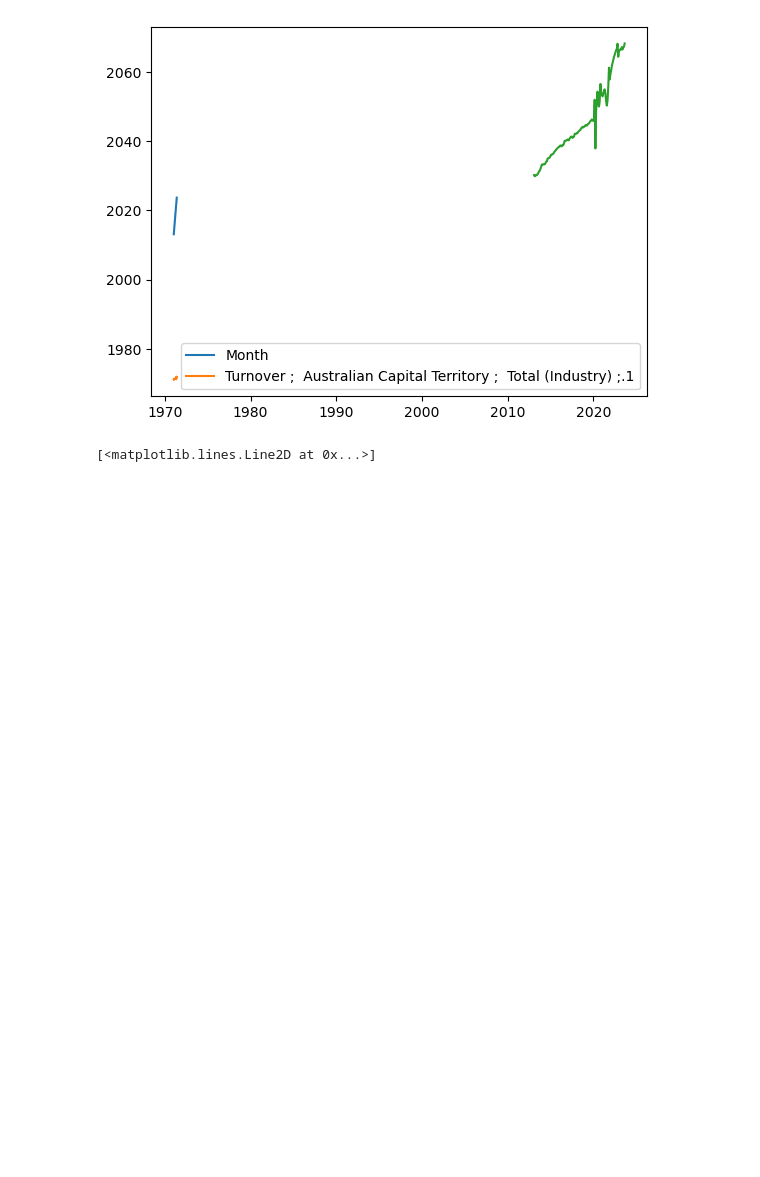
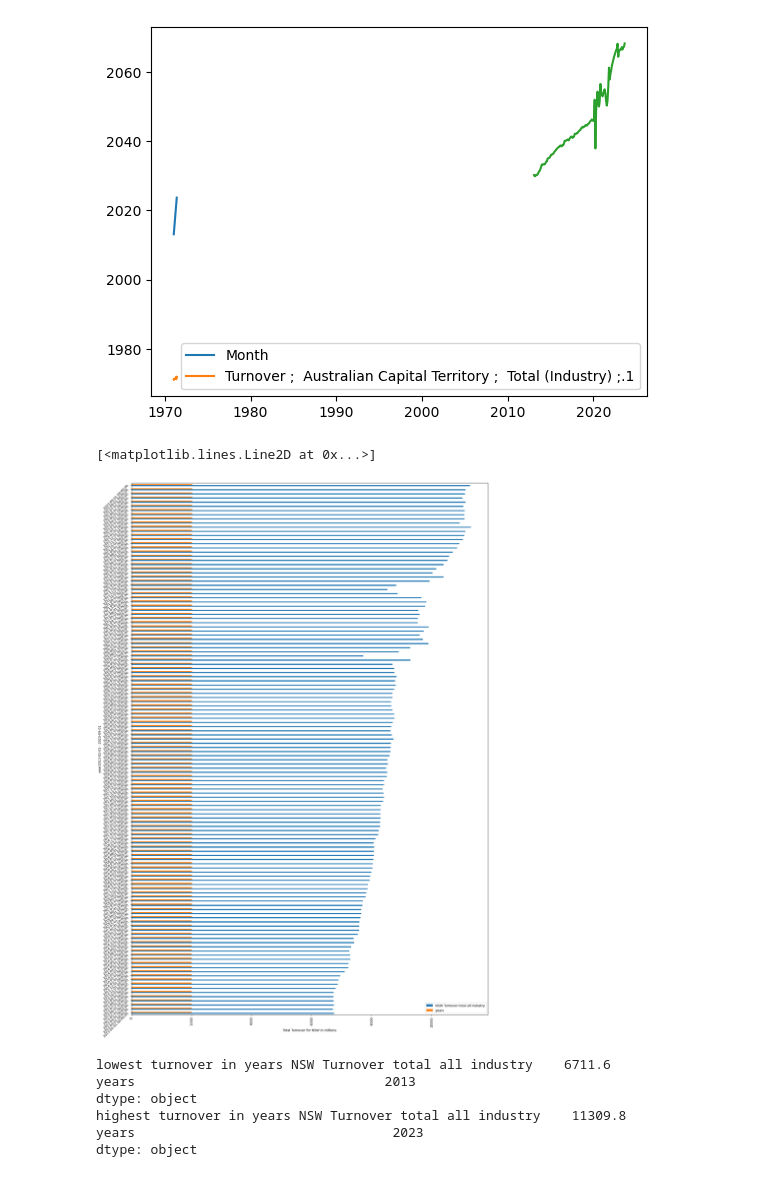
Before and after one commit to benhengyong/Group2, a Jupyter notebook: gayathripriyaDataAnalysis.ipynb, the cells around one changed output. Drawn from its saved outputs; the diff is of its cells as text; code cells hidden in the pictures; blank space fills up the shorter version.

Commit message:
bar charts for each state

```diff
--- a/gayathripriyaDataAnalysis.ipynb
+++ b/gayathripriyaDataAnalysis.ipynb
@@ -120,3 +113,29 @@ seventhplotline
 [figure]
 [figure]
 [<matplotlib.lines.Line2D at 0x...>]
+# %%
+strdates = (pd.to_datetime(data_by_state_Q1data_seasonal.Month)).to_list()
+idx = pd.Categorical(strdates, ordered = True)
+Year_month = pd.to_datetime(data_by_state_Q1data_seasonal.Month).dt.year.array
+year = pd.Series({"Seasonal yearly date":Year_month},index = idx)
+
+yaxis = data_by_state_Q1data_seasonal['Turnover ;  New South Wales ;  Total (Industry) ;.1'].array
+yaxis
+new_NSW_Turnover_df = pd.DataFrame({"NSW Turnover total all industry": yaxis, "years":Year_month},index = idx)
+lowestturnover_year = new_NSW_Turnover_df.min()
+highestturnover_year = new_NSW_Turnover_df.max()
+ax = new_NSW_Turnover_df.plot.barh(rot = 45, figsize = (20, 30))
+ax.set(ylabel  = "year2013-02-01 - 2023-09-01")
+ax.set(xlabel = "Total Turnover for NSW in millions")
+ax.tick_params(axis = 'x', rotation = 90)
+plt.show()
+print(f"lowest turnover in years {lowestturnover_year}")
+print(f"highest turnover in years {highestturnover_year}")
+# %% [output]
+[figure, added]
+lowest turnover in years NSW Turnover total all industry    6711.6
+years                                2013
+dtype: object
+highest turnover in years NSW Turnover total all industry    11309.8
+years                                 2023
+dtype: object
```
Also changed, not shown: parts of 11 cells of this notebook.
